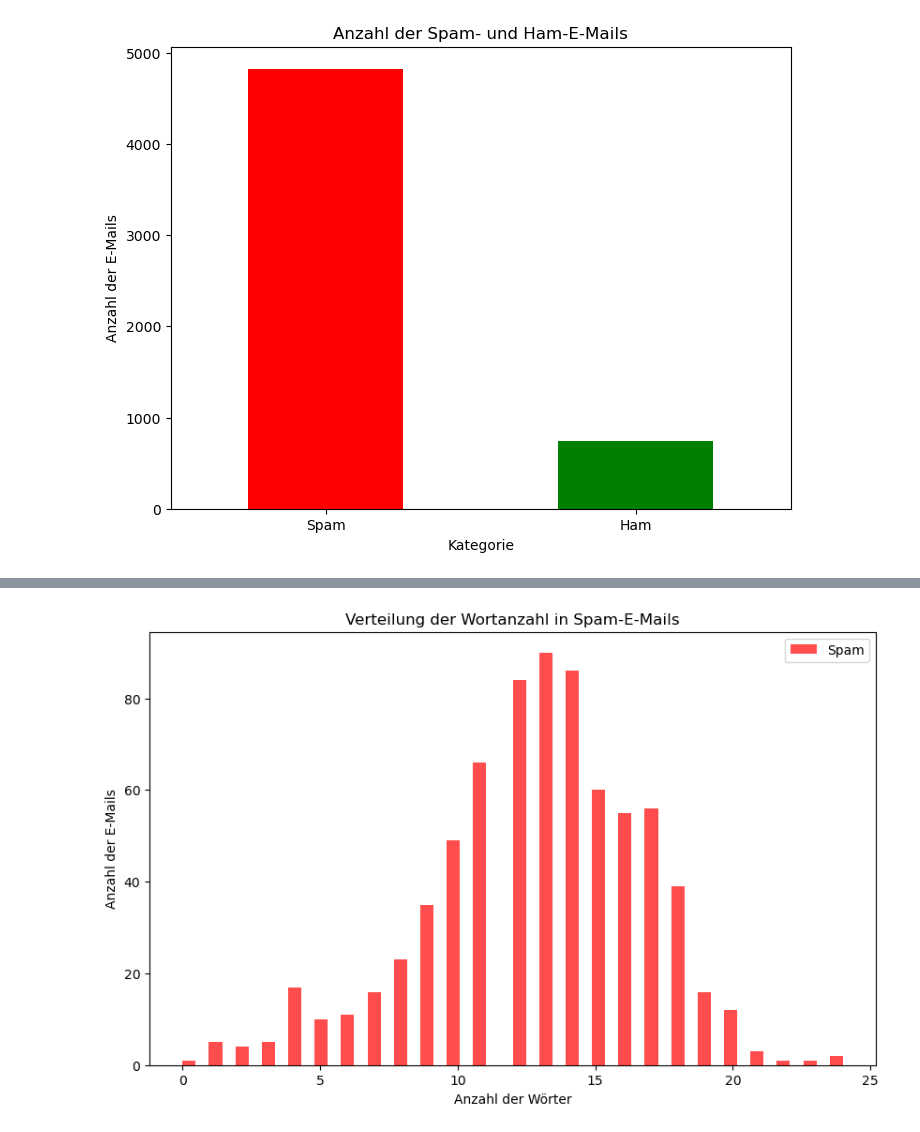
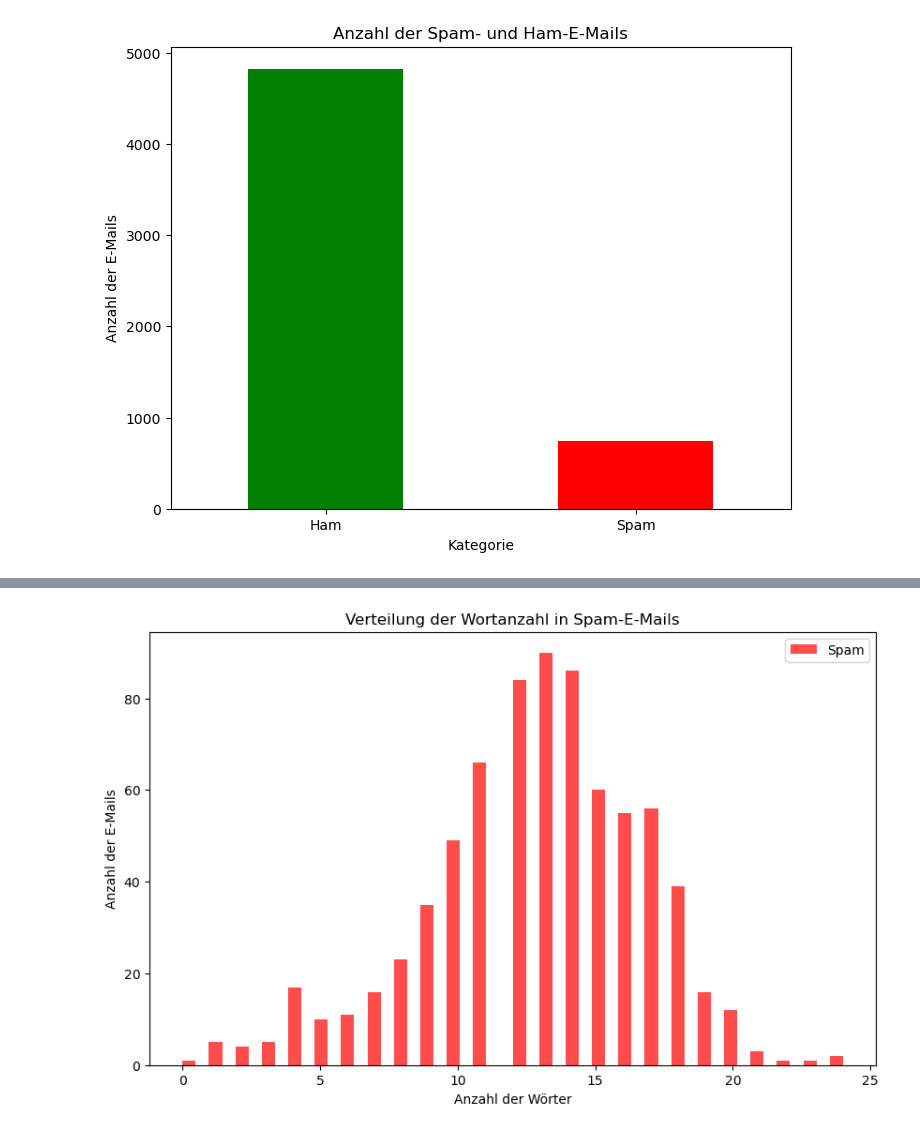
Before and after one commit to stvytrnw/BigData-Spam, a Jupyter notebook: datensatz2/Plots/DataAnalysis.ipynb, the cells around one changed output, grey strips where cells are left out. Drawn from its saved outputs; the diff is of its cells as text; code cells hidden in the pictures.

```diff
--- a/datensatz2/Plots/DataAnalysis.ipynb
+++ b/datensatz2/Plots/DataAnalysis.ipynb
@@ -45,17 +63,17 @@ print(df.tail(10))
 # %%
 # Zählen, wie viele E-Mails als Spam und wie viele als Ham klassifiziert sind
 spam_ham_counts = df['Prediction'].value_counts()
 
 # Erstellen eines Balkendiagramms
 plt.figure(figsize=(8, 6))
-spam_ham_counts.plot(kind='bar', color=['red', 'green'])
+spam_ham_counts.plot(kind='bar', color=['green', 'red'])
 plt.title('Anzahl der Spam- und Ham-E-Mails')
 plt.xlabel('Kategorie')
 plt.ylabel('Anzahl der E-Mails')
-plt.xticks(ticks=[0, 1], labels=['Spam', 'Ham'], rotation=0)
+plt.xticks(ticks=[1, 0], labels=['Spam', 'Ham'], rotation=0)
 plt.show()
 # %% [output]
-[figure, old version]
+[figure, new version]
 # %%
 # Hinzufügen einer neuen Spalte 'transformed_text' zum DataFrame 'X_df', die für jede Zeile alle verwendeten Woerter enthält
 # Dieser Text wird erzeugt, indem für jede Spalte die Anzahl der Vorkommen des Spaltennamens entsprechend dem Wert in dieser Zeile wiederholt wird
```
Also changed, not shown: parts of 3 cells of this notebook.
